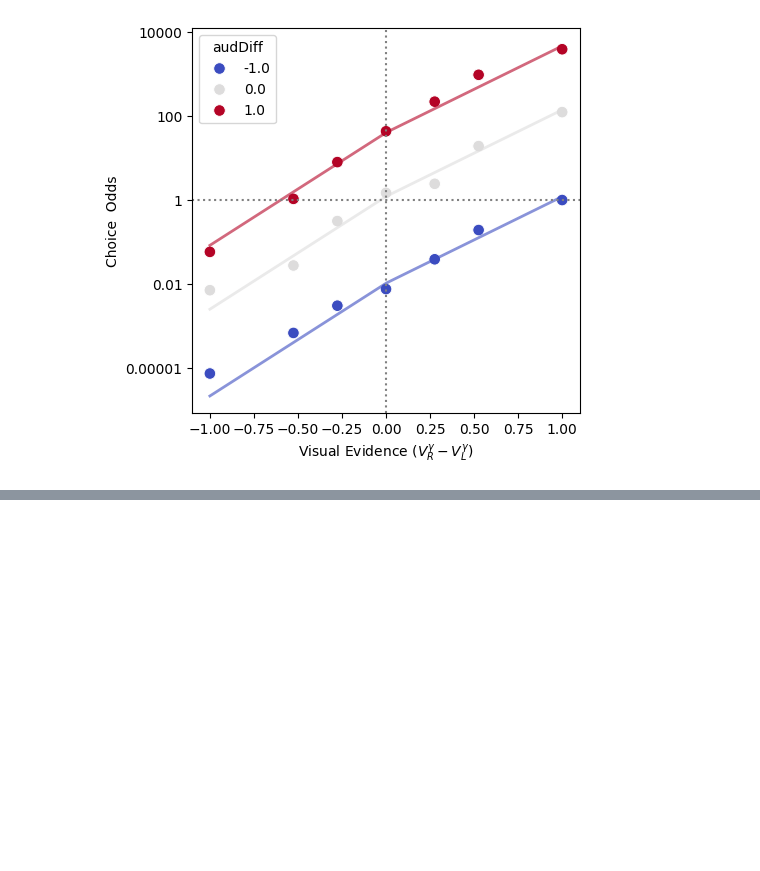
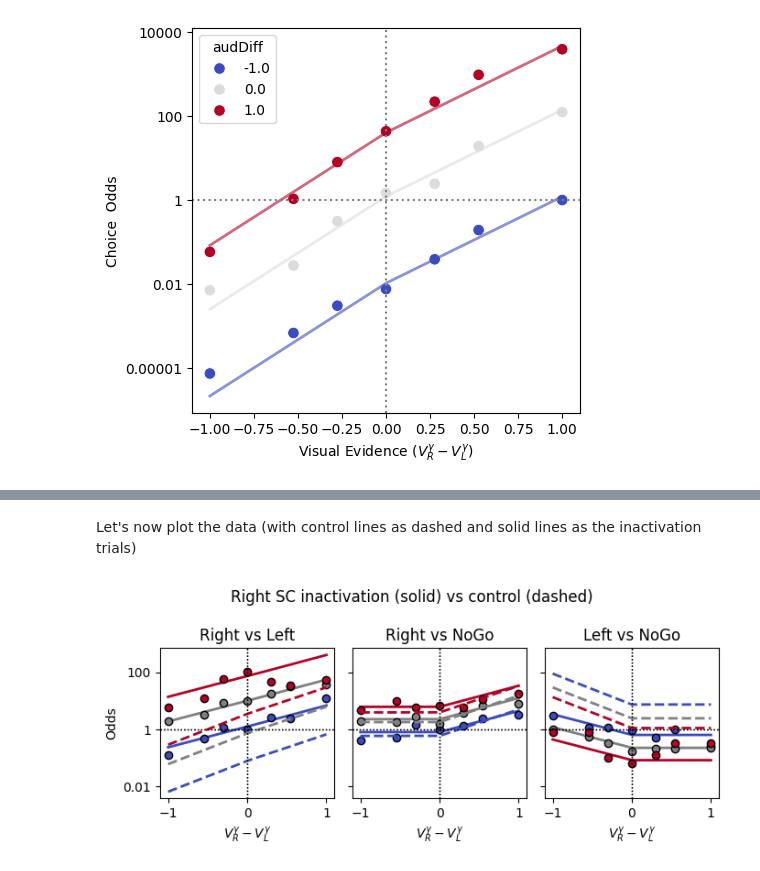
Before and after one commit to takacsflora/NeuroLogit, a Jupyter notebook: NeuroLogit/tutorial/audiovisual_mice.ipynb, the cells around one changed output, grey strips where cells are left out. Saved outputs shown, nothing was run; the diff lists cells and outputs as text; code cells hidden in the pictures; blank space fills up the shorter version.

```diff
--- a/NeuroLogit/tutorial/audiovisual_mice.ipynb
+++ b/NeuroLogit/tutorial/audiovisual_mice.ipynb
@@ -164,0 +247,13 @@ We have discovered that often mice don't make a choice, especially if you leave
+# %%
+df_AV036_rightSC_inactivated = df[(df['subject'] == 'AV036') &
+                                 (df['inactivation_type'].isin(['SC_right']))].copy()
+
+from NeuroLogit.src.models.av_models_multi import avm_opto
+
+choices = df_AV036_rightSC_inactivated['choice_'].map(choice_map).values
+# adding the opto column as a bias term for the model
+df_AV036_rightSC_inactivated['bias_opto'] = df_AV036_rightSC_inactivated['opto']
+model_opto = avm_opto()
+
+model_opto.fit(df_AV036_rightSC_inactivated[['visR', 'audR', 'visL', 'audL','bias_opto']], choices)
+model_opto.get_params()
@@ -164,0 +274,13 @@ We have discovered that often mice don't make a choice, especially if you leave
+# %% [markdown]
+Let's now plot the data (with control lines as dashed and solid lines as the inactivation trials)
+# %%
+d = df_AV036_rightSC_inactivated
+
+fig, axs = plt.subplots(1, 3, figsize=(7,3), sharex=True, sharey=True)
+plot_3odds(model_opto, d[d.opto == 1], axs, opto=1, ls='-')                   # inactivation: fit + data
+plot_3odds(model_opto, d[d.opto == 0], axs, opto=0, ls='--', show_data=False)  # control fit, dashed
+fig.suptitle('Right SC inactivation (solid) vs control (dashed)')
+plt.tight_layout()
+plt.show()
+# %% [output]
+[figure, added]
```
Also changed, not shown: parts of 7 cells of this notebook.
